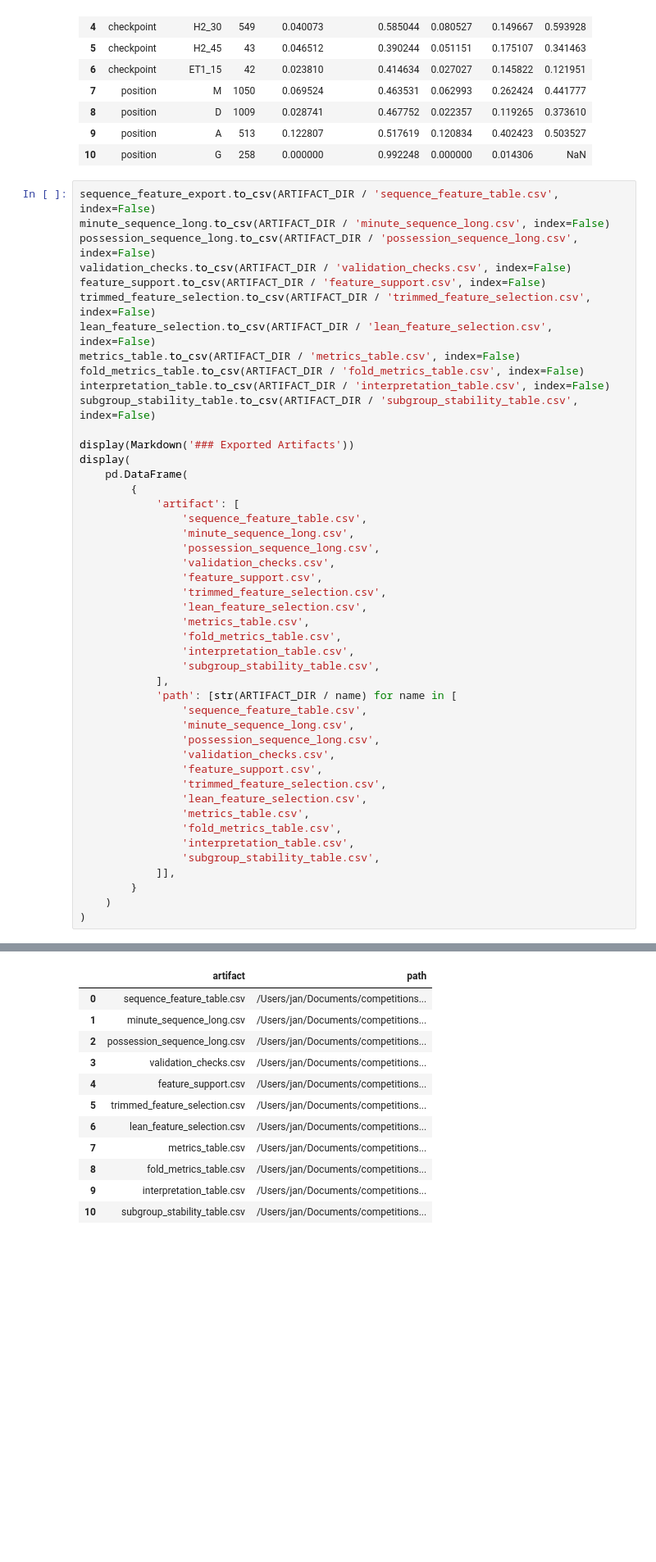
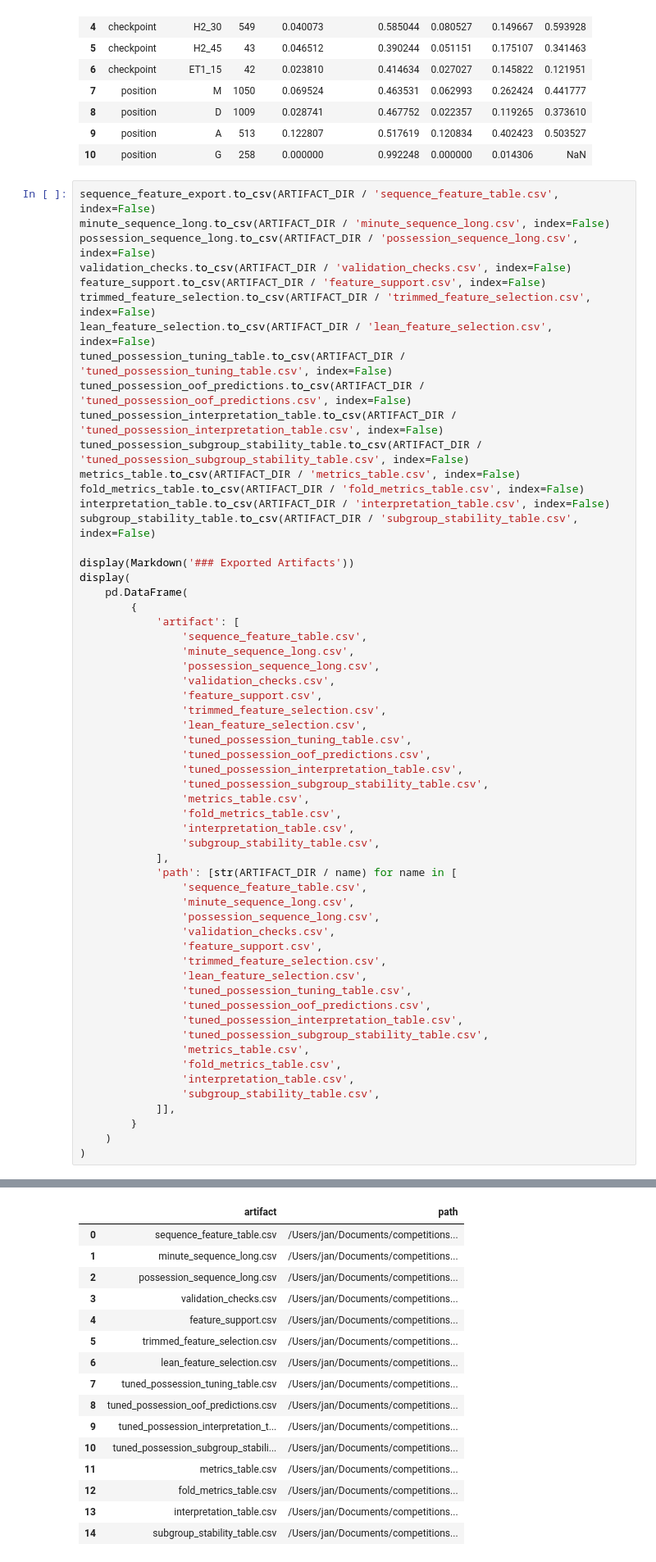
Before and after one commit to janwolyniak/WEC_26, a Jupyter notebook: notebooks/sequential_goal_forecasting_geometry.ipynb, the cells around one changed output, grey strips where cells are left out. Shown at 82% size. Cells and saved outputs as stored; diff of their text form; blank space fills up the shorter version.

```diff
--- a/notebooks/sequential_goal_forecasting_geometry.ipynb
+++ b/notebooks/sequential_goal_forecasting_geometry.ipynb
@@ -1107,6 +1271,10 @@ validation_checks.to_csv(ARTIFACT_DIR / 'validation_checks.csv', index=False)
 feature_support.to_csv(ARTIFACT_DIR / 'feature_support.csv', index=False)
 trimmed_feature_selection.to_csv(ARTIFACT_DIR / 'trimmed_feature_selection.csv', index=False)
 lean_feature_selection.to_csv(ARTIFACT_DIR / 'lean_feature_selection.csv', index=False)
+tuned_possession_tuning_table.to_csv(ARTIFACT_DIR / 'tuned_possession_tuning_table.csv', index=False)
+tuned_possession_oof_predictions.to_csv(ARTIFACT_DIR / 'tuned_possession_oof_predictions.csv', index=False)
+tuned_possession_interpretation_table.to_csv(ARTIFACT_DIR / 'tuned_possession_interpretation_table.csv', index=False)
+tuned_possession_subgroup_stability_table.to_csv(ARTIFACT_DIR / 'tuned_possession_subgroup_stability_table.csv', index=False)
 metrics_table.to_csv(ARTIFACT_DIR / 'metrics_table.csv', index=False)
 fold_metrics_table.to_csv(ARTIFACT_DIR / 'fold_metrics_table.csv', index=False)
 interpretation_table.to_csv(ARTIFACT_DIR / 'interpretation_table.csv', index=False)
@@ -1124,38 +1292,50 @@ display(
                 'feature_support.csv',
                 'trimmed_feature_selection.csv',
                 'lean_feature_selection.csv',
+                'tuned_possession_tuning_table.csv',
+                'tuned_possession_oof_predictions.csv',
+                'tuned_possession_interpretation_table.csv',
+                'tuned_possession_subgroup_stability_table.csv',
                 'metrics_table.csv',
                 'fold_metrics_table.csv',
                 'interpretation_table.csv',
                 'subgroup_stability_table.csv',
             ],
             'path': [str(ARTIFACT_DIR / name) for name in [
                 'sequence_feature_table.csv',
                 'minute_sequence_long.csv',
                 'possession_sequence_long.csv',
                 'validation_checks.csv',
                 'feature_support.csv',
                 'trimmed_feature_selection.csv',
                 'lean_feature_selection.csv',
+                'tuned_possession_tuning_table.csv',
+                'tuned_possession_oof_predictions.csv',
+                'tuned_possession_interpretation_table.csv',
+                'tuned_possession_subgroup_stability_table.csv',
                 'metrics_table.csv',
                 'fold_metrics_table.csv',
                 'interpretation_table.csv',
                 'subgroup_stability_table.csv',
             ]],
         }
     )
 )
 # %% [output]
 ### Exported Artifacts
 |  | artifact | path |
 | 0 | sequence_feature_table.csv | /Users/jan/Documents/competitions... |
 | 1 | minute_sequence_long.csv | /Users/jan/Documents/competitions... |
 | 2 | possession_sequence_long.csv | /Users/jan/Documents/competitions... |
 | 3 | validation_checks.csv | /Users/jan/Documents/competitions... |
 | 4 | feature_support.csv | /Users/jan/Documents/competitions... |
 | 5 | trimmed_feature_selection.csv | /Users/jan/Documents/competitions... |
 | 6 | lean_feature_selection.csv | /Users/jan/Documents/competitions... |
-| 7 | metrics_table.csv | /Users/jan/Documents/competitions... |
-| 8 | fold_metrics_table.csv | /Users/jan/Documents/competitions... |
-| 9 | interpretation_table.csv | /Users/jan/Documents/competitions... |
-| 10 | subgroup_stability_table.csv | /Users/jan/Documents/competitions... |
+| 7 | tuned_possession_tuning_table.csv | /Users/jan/Documents/competitions... |
+| 8 | tuned_possession_oof_predictions.csv | /Users/jan/Documents/competitions... |
+| 9 | tuned_possession_interpretation_t... | /Users/jan/Documents/competitions... |
+| 10 | tuned_possession_subgroup_stabili... | /Users/jan/Documents/competitions... |
+| 11 | metrics_table.csv | /Users/jan/Documents/competitions... |
+| 12 | fold_metrics_table.csv | /Users/jan/Documents/competitions... |
+| 13 | interpretation_table.csv | /Users/jan/Documents/competitions... |
+| 14 | subgroup_stability_table.csv | /Users/jan/Documents/competitions... |
```
Also changed, not shown: parts of 2 cells of this notebook, 1 other file.
